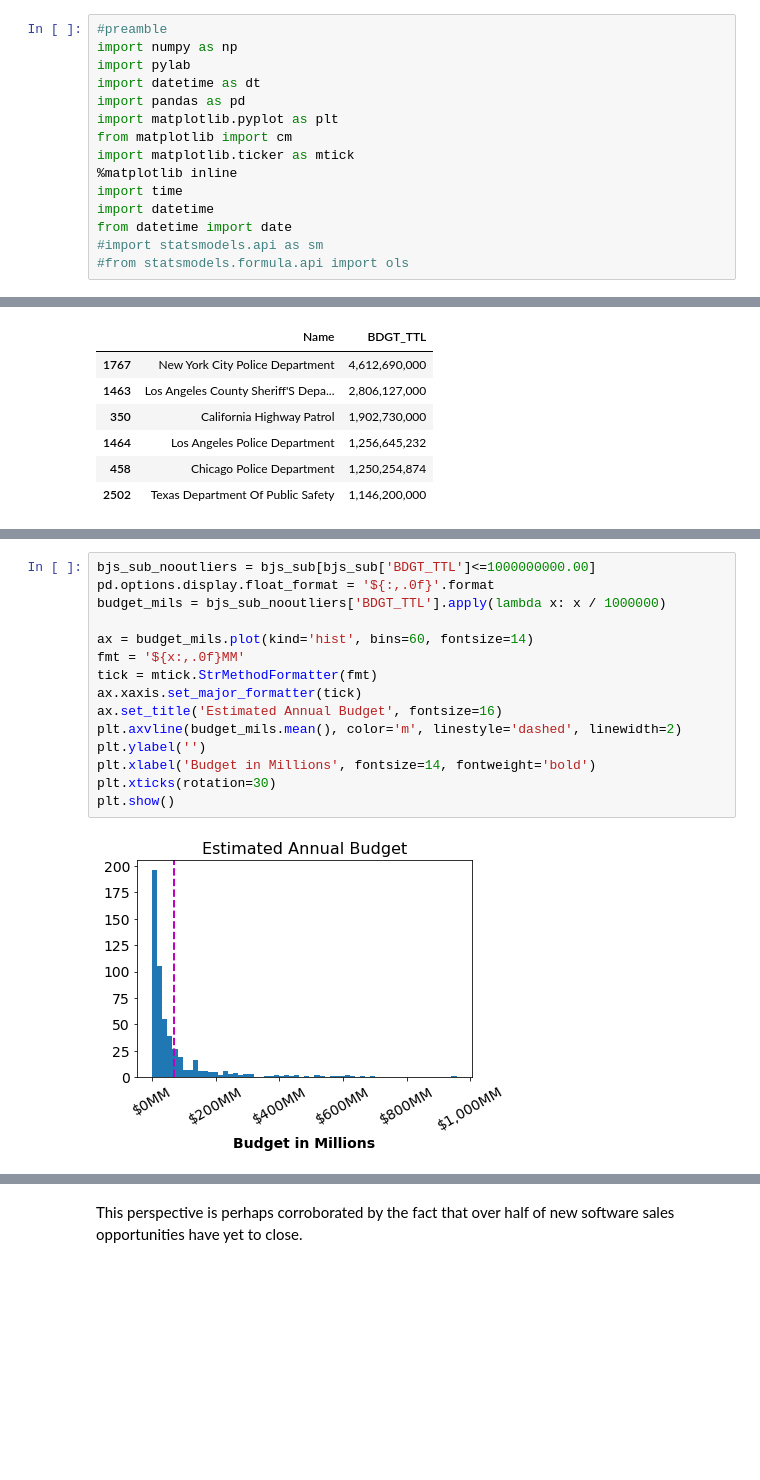
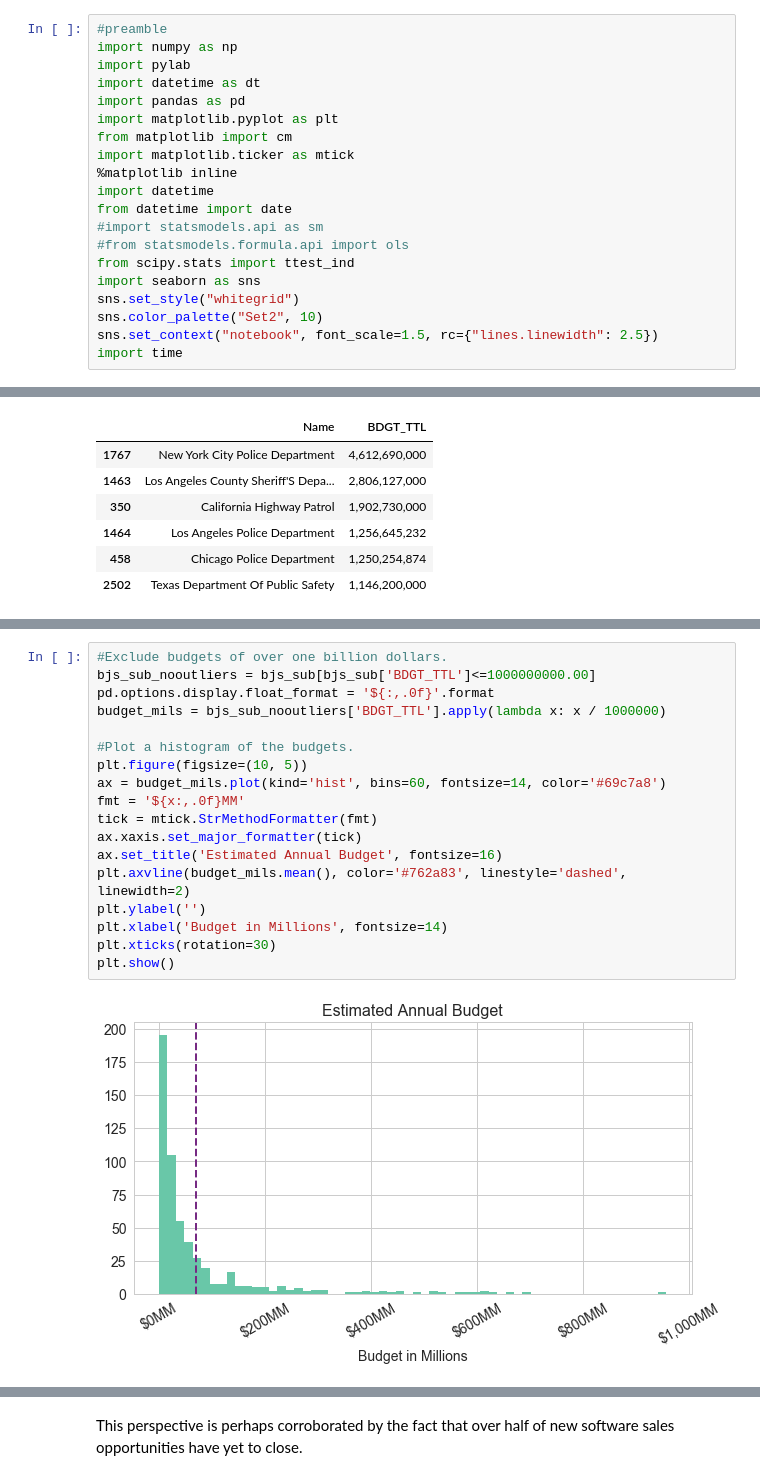
Before and after one commit to tefoneill/Thinkful-Data-Science-Bootcamp, a Jupyter notebook: iNPUT-ACE Notes.ipynb, the cells around one changed output, grey strips where cells are left out. Cells and saved outputs as stored; diff of their text form; blank space fills up the shorter version.

```diff
--- a/iNPUT-ACE Notes.ipynb
+++ b/iNPUT-ACE Notes.ipynb
@@ -35,11 +35,16 @@ import matplotlib.pyplot as plt
 from matplotlib import cm
 import matplotlib.ticker as mtick
 %matplotlib inline
-import time
 import datetime
 from datetime import date
 #import statsmodels.api as sm
 #from statsmodels.formula.api import ols
+from scipy.stats import ttest_ind
+import seaborn as sns
+sns.set_style("whitegrid")
+sns.color_palette("Set2", 10)
+sns.set_context("notebook", font_scale=1.5, rc={"lines.linewidth": 2.5})
+import time
 # %%
 #import the data
 campaigns = pd.read_csv('campaigns.csv')
@@ -379,20 +422,23 @@ To get a better sense for the distribution of budget sizes, let us remove these
 # %%
+#Exclude budgets of over one billion dollars.
 bjs_sub_nooutliers = bjs_sub[bjs_sub['BDGT_TTL']<=1000000000.00]
 pd.options.display.float_format = '${:,.0f}'.format
 budget_mils = bjs_sub_nooutliers['BDGT_TTL'].apply(lambda x: x / 1000000)
 
-ax = budget_mils.plot(kind='hist', bins=60, fontsize=14)
+#Plot a histogram of the budgets.
+plt.figure(figsize=(10, 5))
+ax = budget_mils.plot(kind='hist', bins=60, fontsize=14, color='#69c7a8')
 fmt = '${x:,.0f}MM'
 tick = mtick.StrMethodFormatter(fmt)
 ax.xaxis.set_major_formatter(tick)
 ax.set_title('Estimated Annual Budget', fontsize=16)
-plt.axvline(budget_mils.mean(), color='m', linestyle='dashed', linewidth=2)
+plt.axvline(budget_mils.mean(), color='#762a83', linestyle='dashed', linewidth=2)
 plt.ylabel('')
-plt.xlabel('Budget in Millions', fontsize=14, fontweight='bold')
+plt.xlabel('Budget in Millions', fontsize=14)
 plt.xticks(rotation=30)
 plt.show()
 # %% [output]
-[figure, old version]
+[figure, new version]
 # %% [markdown]
 ## **2. Products in the Sales Pipeline**
 
```
Also changed, not shown: parts of 70 cells of this notebook.
